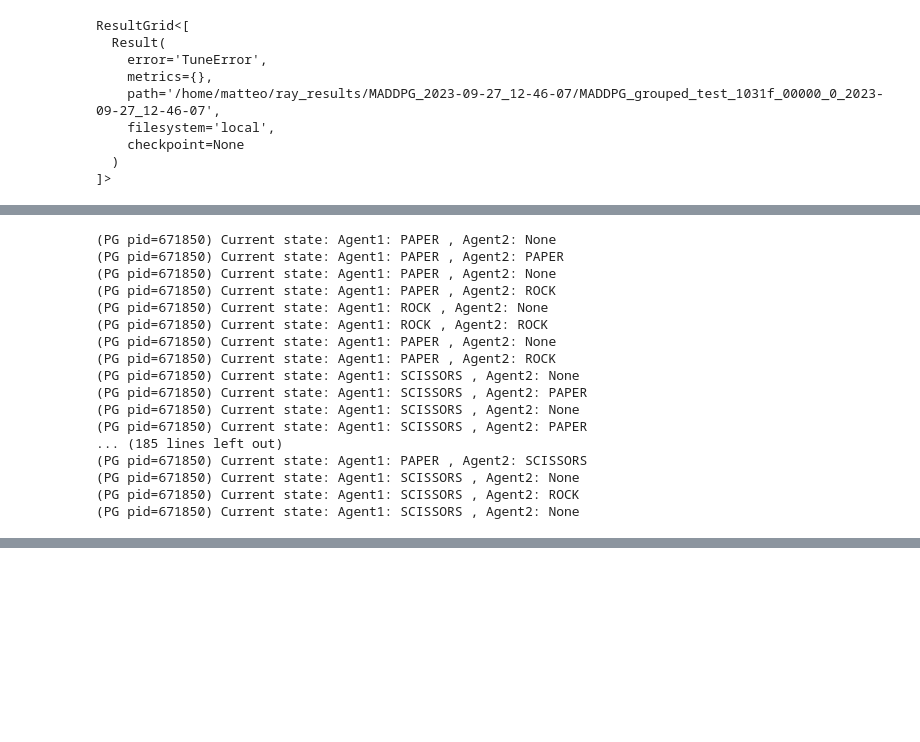
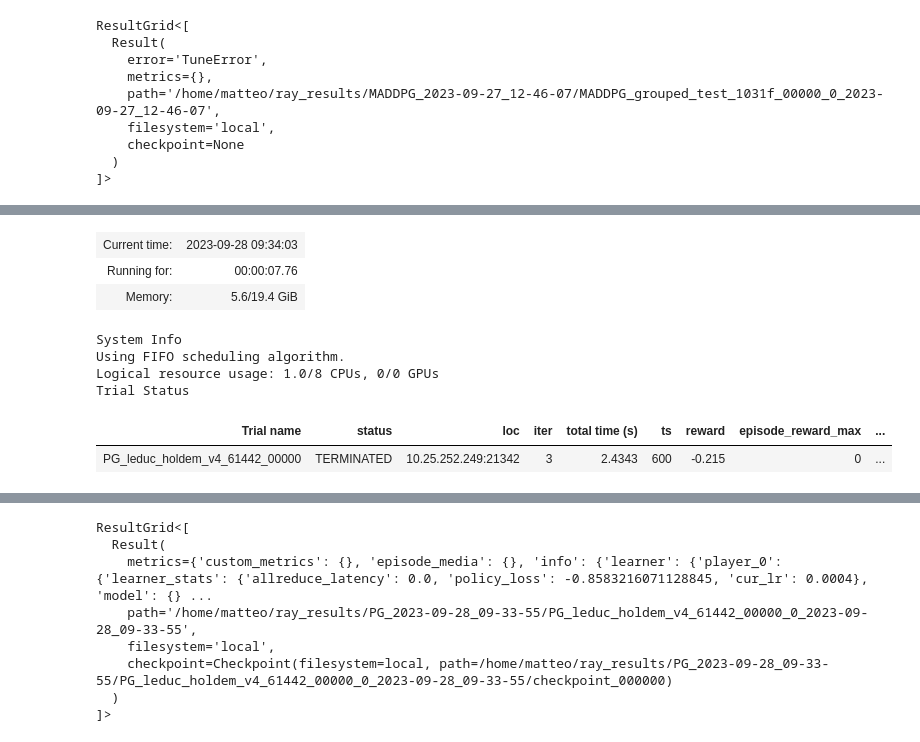
Before and after one commit to tcaiazzi/multi-agent-irs, a Jupyter notebook: tesi.ipynb, the cells around one changed output, grey strips where cells are left out. Drawn from its saved outputs; the diff is of its cells as text; code cells hidden in the pictures; blank space fills up the shorter version.

Commit message:
2 alg di training, apire bene obs e mask

```diff
--- a/tesi.ipynb
+++ b/tesi.ipynb
@@ -300,7 +300,7 @@ def select_policy(agent_id, episode, **kwargs):
         return agent_id
 
 stop = {
-        "training_iteration": 150,
+        "training_iteration": 3,
         "timesteps_total": 100000,
         "episode_reward_mean": 1000.0,
     }
@@ -405,34 +405,3 @@ ResultGrid<[
     checkpoint=None
   )
 ]>
-# %%
-config = (
-        PGConfig()
-        .environment("grouped_test",disable_env_checking=True)
-        .framework("torch")
-        .rollouts(
-            num_rollout_workers=0,
-            num_envs_per_worker=4,
-            rollout_fragment_length=10,
-        )
-        .training(
-            train_batch_size=200,
-            gamma=0.9,
-        )
-        .multi_agent(
-            policies={
-                "group1": PolicySpec(policy_class=AlwaysSameHeuristic,
-                                     observation_space=Box(low=0,high=1,shape=(2,),dtype=np.float32),
-                                     action_space=Discrete(3)),
-            },
-            policy_mapping_fn=select_policy,
-            policies_to_train=["group1"],
-        )
-        .reporting(metrics_num_episodes_for_smoothing=200)
-        # Use GPUs iff `RLLIB_NUM_GPUS` env var set to > 0.
-        .resources(num_gpus=int(os.environ.get("RLLIB_NUM_GPUS", "0")))
-    )
-algo = config.build()
-results = tune.Tuner(
-        "PG", param_space=config, run_config=air.RunConfig(stop=stop, verbose=1)
-    ).fit()
@@ -696,8 +624,8 @@ if __name__ == "__main__":
     # function that outputs the environment you wish to register.
 
     def env_creator():
-        #env = RLCardBase("leduc-holdem", 2, (36,))
-        env = rsp.env(render_mode="human")
+        env = RLCardBase("leduc-holdem", 2, (36,))
+        #env = rsp.env(render_mode="human")
         #env = TestEnv()
         #env = MyEnv()
         return env
@@ -775,17 +695,9 @@ if __name__ == "__main__":
+| Current time: | 2023-09-28 09:34:03 |
+| Running for: | 00:00:07.76 |
+| Memory: | 5.6/19.4 GiB |
-(PG pid=671850) Current state: Agent1: PAPER , Agent2: None
-(PG pid=671850) Current state: Agent1: PAPER , Agent2: PAPER
-(PG pid=671850) Current state: Agent1: PAPER , Agent2: None
-(PG pid=671850) Current state: Agent1: PAPER , Agent2: ROCK
-(PG pid=671850) Current state: Agent1: ROCK , Agent2: None
-(PG pid=671850) Current state: Agent1: ROCK , Agent2: ROCK
-(PG pid=671850) Current state: Agent1: PAPER , Agent2: None
-(PG pid=671850) Current state: Agent1: PAPER , Agent2: ROCK
-(PG pid=671850) Current state: Agent1: SCISSORS , Agent2: None
-(PG pid=671850) Current state: Agent1: SCISSORS , Agent2: PAPER
-(PG pid=671850) Current state: Agent1: SCISSORS , Agent2: None
-(PG pid=671850) Current state: Agent1: SCISSORS , Agent2: PAPER
-... (185 lines left out)
-(PG pid=671850) Current state: Agent1: PAPER , Agent2: SCISSORS
-(PG pid=671850) Current state: Agent1: SCISSORS , Agent2: None
-(PG pid=671850) Current state: Agent1: SCISSORS , Agent2: ROCK
-(PG pid=671850) Current state: Agent1: SCISSORS , Agent2: None
+System Info
+Using FIFO scheduling algorithm.
+Logical resource usage: 1.0/8 CPUs, 0/0 GPUs
+Trial Status
+| Trial name | status | loc | iter | total time (s) | ts | reward | episode_reward_max | ... |
+| PG_leduc_holdem_v4_61442_00000 | TERMINATED | 10.25.252.249:21342 | 3 | 2.4343 | 600 | -0.215 | 0 | ... |
@@ -841,0 +766,8 @@ ResultGrid<[
+ResultGrid<[
+  Result(
+    metrics={'custom_metrics': {}, 'episode_media': {}, 'info': {'learner': {'player_0': {'learner_stats': {'allreduce_latency': 0.0, 'policy_loss': -0.8583216071128845, 'cur_lr': 0.0004}, 'model': {} ...
+    path='/home/matteo/ray_results/PG_2023-09-28_09-33-55/PG_leduc_holdem_v4_61442_00000_0_2023-09-28_09-33-55',
+    filesystem='local',
+    checkpoint=Checkpoint(filesystem=local, path=/home/matteo/ray_results/PG_2023-09-28_09-33-55/PG_leduc_holdem_v4_61442_00000_0_2023-09-28_09-33-55/checkpoint_000000)
+  )
+]>
```
Also changed, not shown: parts of 4 cells of this notebook, 2 other files.
